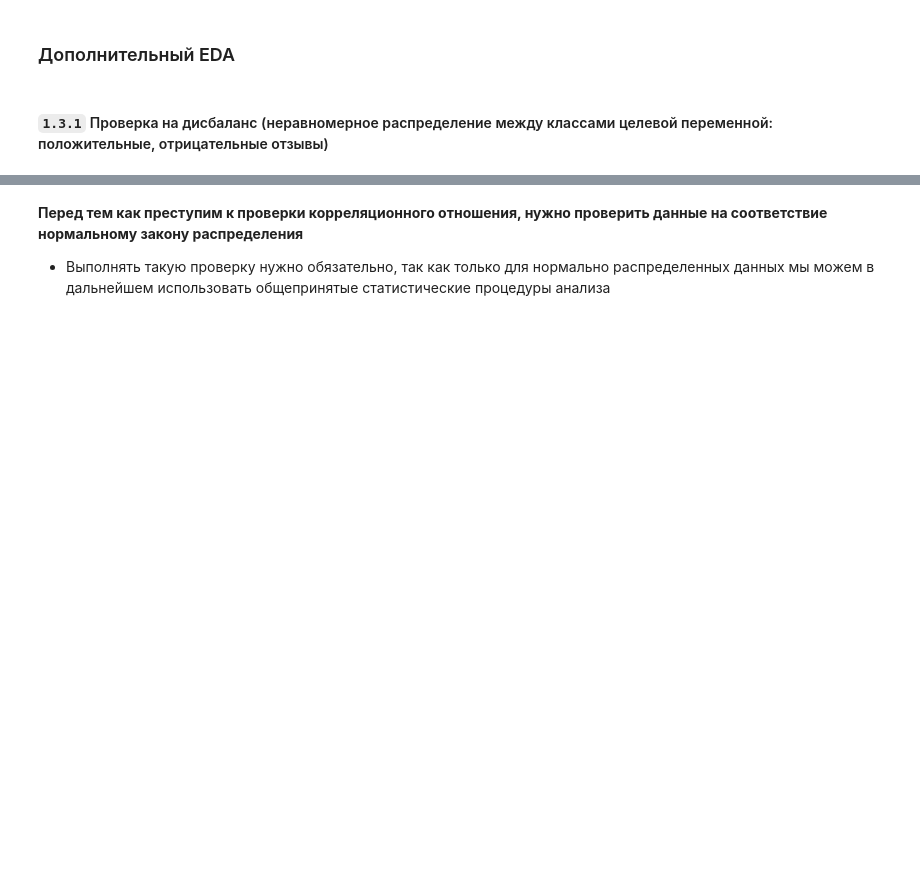
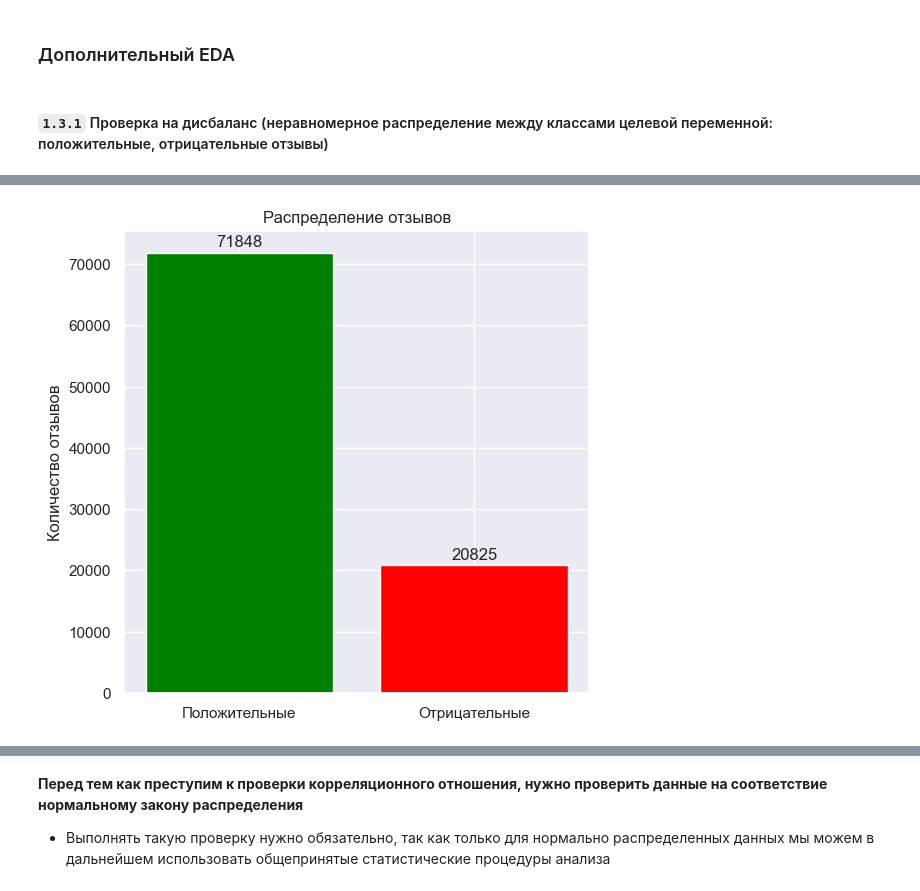
Before and after one commit to nikfilonenko/EDA_binary-text-classifier, a Jupyter notebook: src/notebooks/analysis_of_reviews_of_banks.ipynb, the cells around one changed output, grey strips where cells are left out. Cells and saved outputs as stored; diff of their text form; code cells hidden in the pictures; blank space fills up the shorter version.

```diff
--- a/src/notebooks/analysis_of_reviews_of_banks.ipynb
+++ b/src/notebooks/analysis_of_reviews_of_banks.ipynb
@@ -472,0 +441,12 @@ ValueError: x must have 2 complete cycles requires 10 observations. x only has 5
+# %%
+data.loc[:, 'info_rating'] = data['rating'].map(
+    lambda rating: 1 if rating >= 3 else 0
+)
+
+data = data.copy()
+
+positive_reviews = data['info_rating'].sum()
+negative_reviews = data['info_rating'].count() - positive_reviews
+
+print(f"Количество положительных отзывов: {Fore.GREEN}{positive_reviews}{Style.RESET_ALL}")
+print(f"Количество отрицательных отзывов: {Fore.YELLOW}{negative_reviews}{Style.RESET_ALL}")
@@ -472,0 +461,14 @@ ValueError: x must have 2 complete cycles requires 10 observations. x only has 5
+# %%
+plt.figure(figsize=(6, 6))
+
+plt.bar(['Положительные', 'Отрицательные'], [positive_reviews, negative_reviews], color=['green', 'red'])
+
+for i, value in enumerate([positive_reviews, negative_reviews]):
+    plt.text(i, value + 500, str(value), ha='center', va='bottom')
+
+plt.title('Распределение отзывов')
+plt.ylabel('Количество отзывов')
+
+plt.show()
+# %% [output]
+[figure, added]
```
Also changed, not shown: parts of 59 cells of this notebook.
